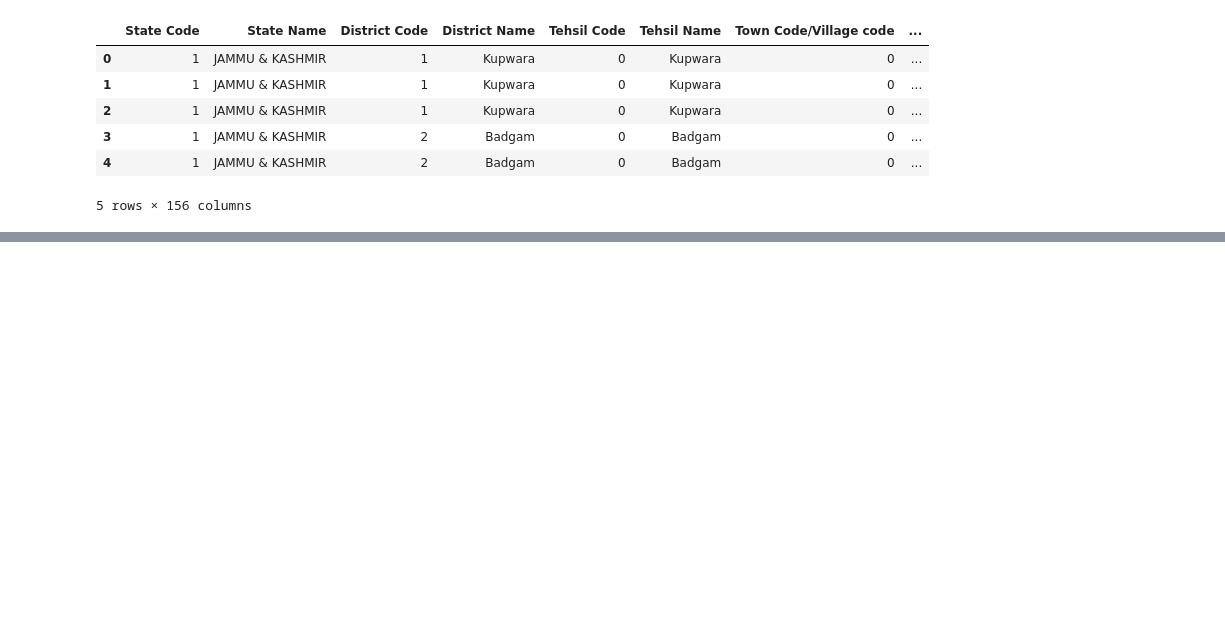
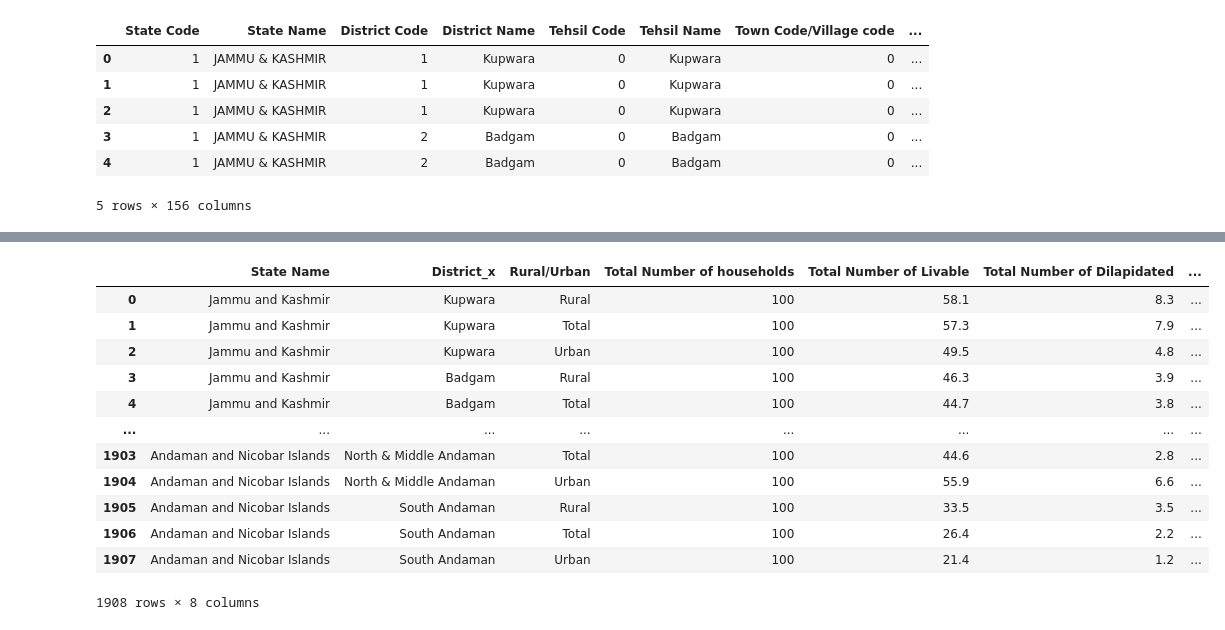
Before and after one commit to Shriizz/ETA-Analysis, a Jupyter notebook: census.ipynb, the cells around one changed output, grey strips where cells are left out. Saved outputs shown, nothing was run; the diff lists cells and outputs as text; code cells hidden in the pictures; blank space fills up the shorter version.

```diff
--- a/census.ipynb
+++ b/census.ipynb
@@ -218,0 +242,3 @@ housing_data[cols_to_keep]
+# %%
+housing_data.rename(columns ={'District Name':'District'},inplace=True)
+housing_data.head()
@@ -219 +252,20 @@ housing_data[cols_to_keep]
+# %%
+grouped_data = housing_data.groupby('State Name')['District'].apply(list).reset_index()
+
+merged_data = pd.merge(housing_data,grouped_data, on='State Name', how='left')
+merged_data
+# %% [output]
+|  | State Name | District_x | Rural/Urban | Total Number of households | Total Number of Livable | Total Number of Dilapidated | ... |
+| 0 | Jammu and Kashmir | Kupwara | Rural | 100 | 58.1 | 8.3 | ... |
+| 1 | Jammu and Kashmir | Kupwara | Total | 100 | 57.3 | 7.9 | ... |
+| 2 | Jammu and Kashmir | Kupwara | Urban | 100 | 49.5 | 4.8 | ... |
+| 3 | Jammu and Kashmir | Badgam | Rural | 100 | 46.3 | 3.9 | ... |
+| 4 | Jammu and Kashmir | Badgam | Total | 100 | 44.7 | 3.8 | ... |
+| ... | ... | ... | ... | ... | ... | ... | ... |
+| 1903 | Andaman and Nicobar Islands | North & Middle Andaman | Total | 100 | 44.6 | 2.8 | ... |
+| 1904 | Andaman and Nicobar Islands | North & Middle Andaman | Urban | 100 | 55.9 | 6.6 | ... |
+| 1905 | Andaman and Nicobar Islands | South Andaman | Rural | 100 | 33.5 | 3.5 | ... |
+| 1906 | Andaman and Nicobar Islands | South Andaman | Total | 100 | 26.4 | 2.2 | ... |
+| 1907 | Andaman and Nicobar Islands | South Andaman | Urban | 100 | 21.4 | 1.2 | ... |
+1908 rows × 8 columns
 # %%
```
Also changed, not shown: parts of 30 cells of this notebook, 8 other files.
